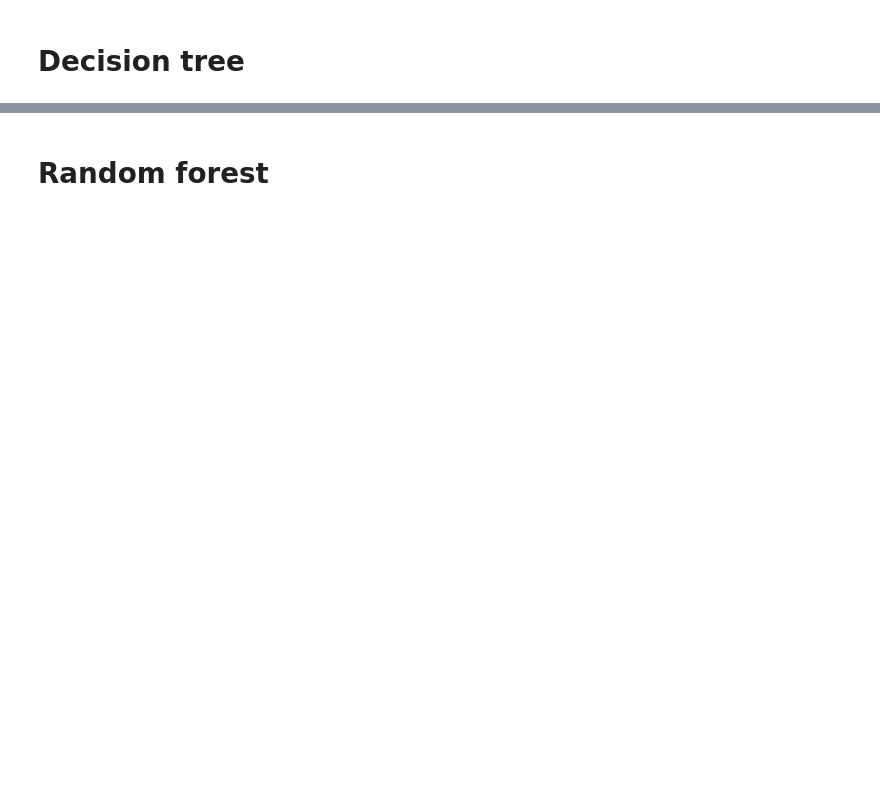
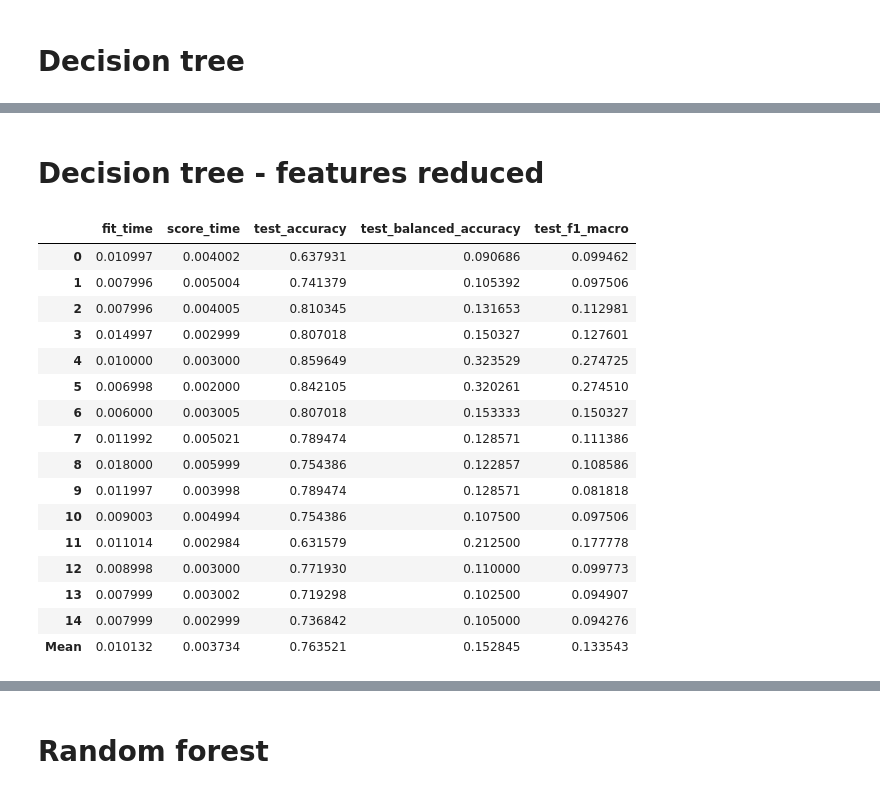
Before and after one commit to MatusPilnan/oznal-projekt-2020, a Jupyter notebook: oznal.ipynb, the cells around one changed output, grey strips where cells are left out. Cells and saved outputs as stored; diff of their text form; code cells hidden in the pictures; blank space fills up the shorter version.

Commit message:
add feature selection

```diff
--- a/oznal.ipynb
+++ b/oznal.ipynb
@@ -272,0 +292,2 @@ pd.Series(y_pred).value_counts()
+# %% [markdown]
+# Decision tree - features reduced
@@ -272,0 +308,25 @@ pd.Series(y_pred).value_counts()
+# %%
+from sklearn.feature_selection import VarianceThreshold
+selector = VarianceThreshold()
+transformed_x = selector.fit_transform(X_train, y_train)
+model.fit(transformed_x, y_train)
+scores = pd.DataFrame(cross_validate(model, selector.transform(X), y['label'], scoring=['accuracy', 'balanced_accuracy', 'f1_macro'], cv=15))
+scores.append(scores.mean().rename('Mean'))
+# %% [output]
+|  | fit_time | score_time | test_accuracy | test_balanced_accuracy | test_f1_macro |
+| 0 | 0.010997 | 0.004002 | 0.637931 | 0.090686 | 0.099462 |
+| 1 | 0.007996 | 0.005004 | 0.741379 | 0.105392 | 0.097506 |
+| 2 | 0.007996 | 0.004005 | 0.810345 | 0.131653 | 0.112981 |
+| 3 | 0.014997 | 0.002999 | 0.807018 | 0.150327 | 0.127601 |
+| 4 | 0.010000 | 0.003000 | 0.859649 | 0.323529 | 0.274725 |
+| 5 | 0.006998 | 0.002000 | 0.842105 | 0.320261 | 0.274510 |
+| 6 | 0.006000 | 0.003005 | 0.807018 | 0.153333 | 0.150327 |
+| 7 | 0.011992 | 0.005021 | 0.789474 | 0.128571 | 0.111386 |
+| 8 | 0.018000 | 0.005999 | 0.754386 | 0.122857 | 0.108586 |
+| 9 | 0.011997 | 0.003998 | 0.789474 | 0.128571 | 0.081818 |
+| 10 | 0.009003 | 0.004994 | 0.754386 | 0.107500 | 0.097506 |
+| 11 | 0.011014 | 0.002984 | 0.631579 | 0.212500 | 0.177778 |
+| 12 | 0.008998 | 0.003000 | 0.771930 | 0.110000 | 0.099773 |
+| 13 | 0.007999 | 0.003002 | 0.719298 | 0.102500 | 0.094907 |
+| 14 | 0.007999 | 0.002999 | 0.736842 | 0.105000 | 0.094276 |
+| Mean | 0.010132 | 0.003734 | 0.763521 | 0.152845 | 0.133543 |
```
Also changed, not shown: parts of 15 cells of this notebook.
